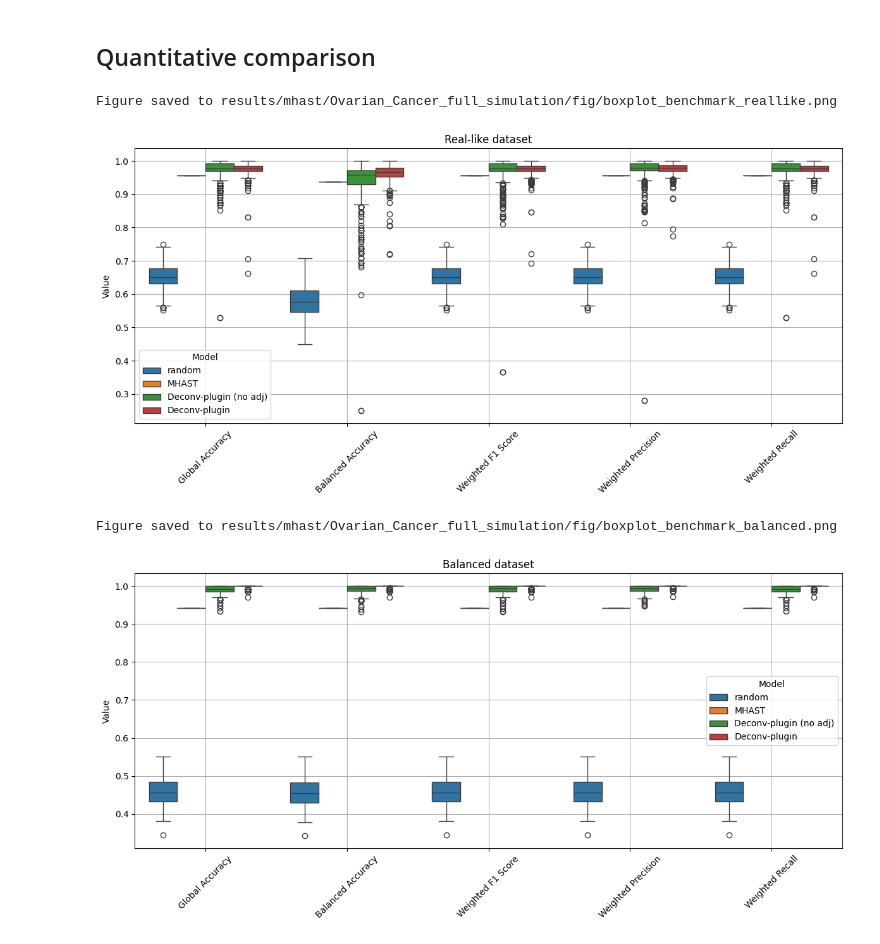
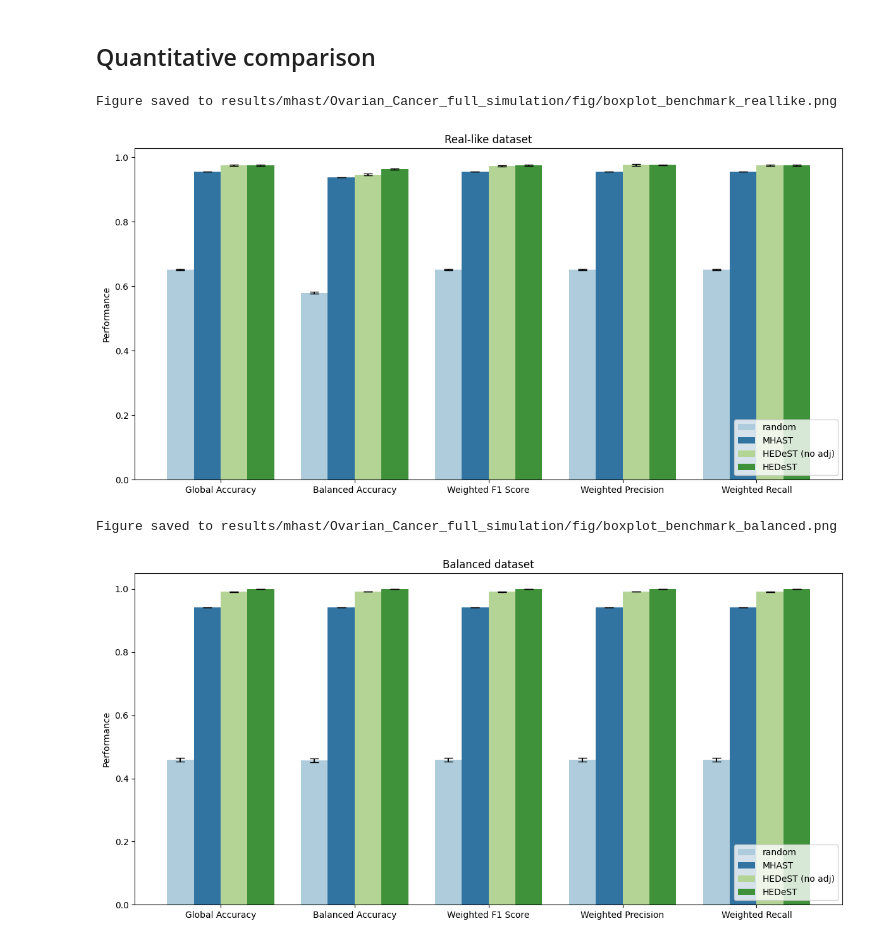
Before and after one commit to lucagortana/HEDeST, a Jupyter notebook: benchmark/mhast_benchmark.ipynb, the cells around one changed output. Saved outputs shown, nothing was run; the diff lists cells and outputs as text; code cells hidden in the pictures.

```diff
--- a/benchmark/mhast_benchmark.ipynb
+++ b/benchmark/mhast_benchmark.ipynb
@@ -7,39 +7,39 @@ from utils import box_plot_perf
 ## Quantitative comparison
 # %%
 file_mhast = "results/mhast/Ovarian_Cancer_full_simulation/4_moco_clusters_30spots_reallike_5mean_5var_mhast.xlsx"
-file_deconvplugin_no_adj = "results/mhast/Ovarian_Cancer_full_simulation/deconv-plugin/4_moco_clusters_30spots_reallike_5mean_5var/metrics_cells_best.xlsx"
-file_deconvplugin = "results/mhast/Ovarian_Cancer_full_simulation/deconv-plugin/4_moco_clusters_30spots_reallike_5mean_5var/metrics_cells_best_adj.xlsx"
+file_deconvplugin_no_adj = "results/mhast/Ovarian_Cancer_full_simulation/HEDeST/4_moco_clusters_30spots_reallike_5mean_5var/metrics_cells_best.xlsx"
+file_deconvplugin = "results/mhast/Ovarian_Cancer_full_simulation/HEDeST/4_moco_clusters_30spots_reallike_5mean_5var/metrics_cells_best_adj.xlsx"
 
 files_info =  [
-    (file_mhast, 'Metrics Before', 'random'),
+    (file_mhast, 'Summary', 'random'),
     (file_mhast, 'Metrics After', 'MHAST'),
-    (file_deconvplugin_no_adj, 'per_run', 'Deconv-plugin (no adj)'),
-    (file_deconvplugin, 'per_run', 'Deconv-plugin')
+    (file_deconvplugin_no_adj, 'summary', 'HEDeST (no adj)'),
+    (file_deconvplugin, 'summary', 'HEDeST')
 ]
 
-box_plot_perf(files_info,
+bar_plot_perf(files_info,
               level='cells',
               title='Real-like dataset',
-              savefig='results/mhast/Ovarian_Cancer_full_simulation/fig/boxplot_benchmark_reallike.png')
+              savefig='results/mhast/Ovarian_Cancer_full_simulation/fig/barplot_benchmark_reallike.png')
 # %% [output]
 Figure saved to results/mhast/Ovarian_Cancer_full_simulation/fig/boxplot_benchmark_reallike.png
-[figure, old version]
+[figure, new version]
 # %%
 file_mhast = "results/mhast/Ovarian_Cancer_full_simulation/4_moco_clusters_30spots_balanced_5mean_5var_mhast.xlsx"
-file_deconvplugin_no_adj = "results/mhast/Ovarian_Cancer_full_simulation/deconv-plugin/4_moco_clusters_30spots_balanced_5mean_5var/metrics_cells_best.xlsx"
-file_deconvplugin = "results/mhast/Ovarian_Cancer_full_simulation/deconv-plugin/4_moco_clusters_30spots_balanced_5mean_5var/metrics_cells_best_adj.xlsx"
+file_deconvplugin_no_adj = "results/mhast/Ovarian_Cancer_full_simulation/HEDeST/4_moco_clusters_30spots_balanced_5mean_5var/metrics_cells_best.xlsx"
+file_deconvplugin = "results/mhast/Ovarian_Cancer_full_simulation/HEDeST/4_moco_clusters_30spots_balanced_5mean_5var/metrics_cells_best_adj.xlsx"
 
 files_info =  [
-    (file_mhast, 'Metrics Before', 'random'),
+    (file_mhast, 'Summary', 'random'),
     (file_mhast, 'Metrics After', 'MHAST'),
-    (file_deconvplugin_no_adj, 'per_run', 'Deconv-plugin (no adj)'),
-    (file_deconvplugin, 'per_run', 'Deconv-plugin')
+    (file_deconvplugin_no_adj, 'summary', 'HEDeST (no adj)'),
+    (file_deconvplugin, 'summary', 'HEDeST')
 ]
 
-box_plot_perf(files_info,
+bar_plot_perf(files_info,
               level='cells',
               title='Balanced dataset',
-              savefig='results/mhast/Ovarian_Cancer_full_simulation/fig/boxplot_benchmark_balanced.png')
+              savefig='results/mhast/Ovarian_Cancer_full_simulation/fig/barplot_benchmark_balanced.png')
 # %% [output]
 Figure saved to results/mhast/Ovarian_Cancer_full_simulation/fig/boxplot_benchmark_balanced.png
-[figure, old version]
+[figure, new version]
```
Also changed, not shown: parts of 1 cell of this notebook, 6 other files.
